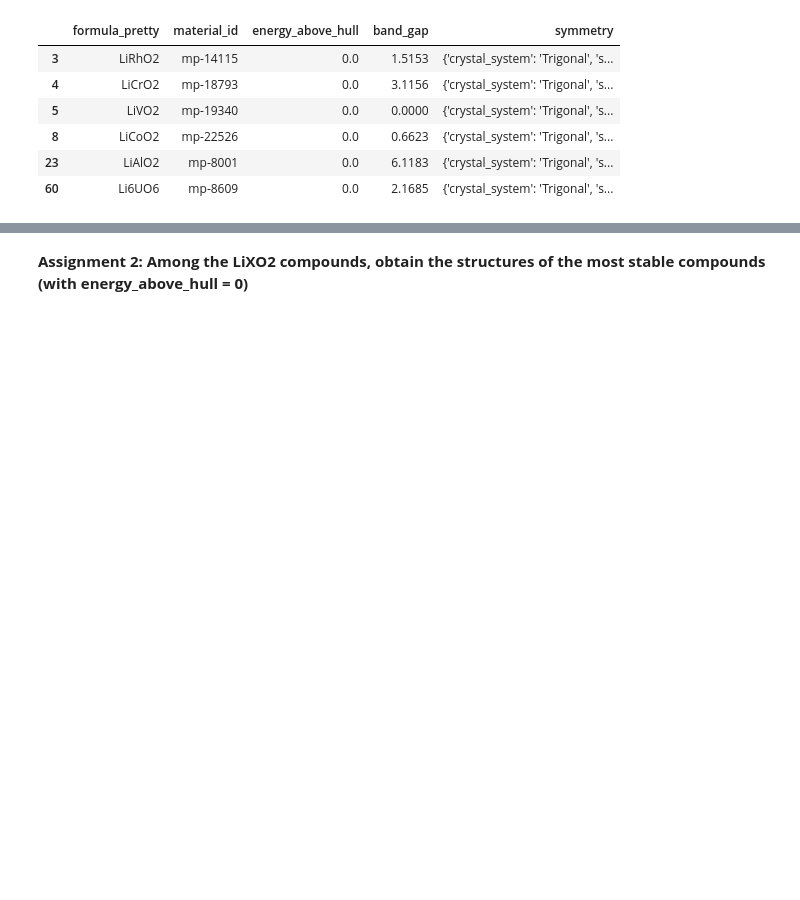
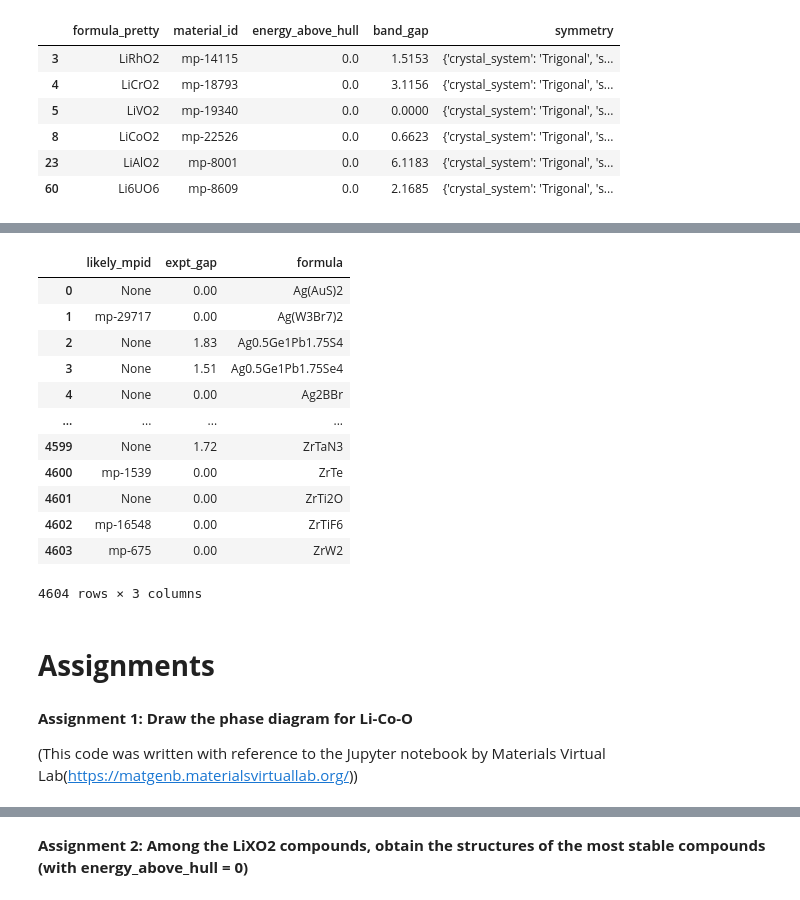
Before and after one commit to Chemcom/MS697-material, a Jupyter notebook: Hands-on-session1/2025_2_Hands_on_session1_practice.ipynb, the cells around one changed output, grey strips where cells are left out. Saved outputs shown, nothing was run; the diff lists cells and outputs as text; code cells hidden in the pictures; blank space fills up the shorter version.

```diff
--- a/Hands-on-session1/2025_2_Hands_on_session1_practice.ipynb
+++ b/Hands-on-session1/2025_2_Hands_on_session1_practice.ipynb
@@ -100,0 +157,23 @@ WARNING:matplotlib.axes._base:Ignoring fixed y limits to fulfill fixed data aspe
+# %%
+df = load_dataset("expt_gap_kingsbury")
+df
+# %% [output]
+|  | likely_mpid | expt_gap | formula |
+| 0 | None | 0.00 | Ag(AuS)2 |
+| 1 | mp-29717 | 0.00 | Ag(W3Br7)2 |
+| 2 | None | 1.83 | Ag0.5Ge1Pb1.75S4 |
+| 3 | None | 1.51 | Ag0.5Ge1Pb1.75Se4 |
+| 4 | None | 0.00 | Ag2BBr |
+| ... | ... | ... | ... |
+| 4599 | None | 1.72 | ZrTaN3 |
+| 4600 | mp-1539 | 0.00 | ZrTe |
+| 4601 | None | 0.00 | ZrTi2O |
+| 4602 | mp-16548 | 0.00 | ZrTiF6 |
+| 4603 | mp-675 | 0.00 | ZrW2 |
+4604 rows × 3 columns
+# %% [markdown]
+# **Assignments**
+# %% [markdown]
+**Assignment 1: Draw the phase diagram for Li-Co-O**
+
+(This code was written with reference to the Jupyter notebook by Materials Virtual Lab(https://matgenb.materialsvirtuallab.org/))
```
Also changed, not shown: parts of 13 cells of this notebook.
